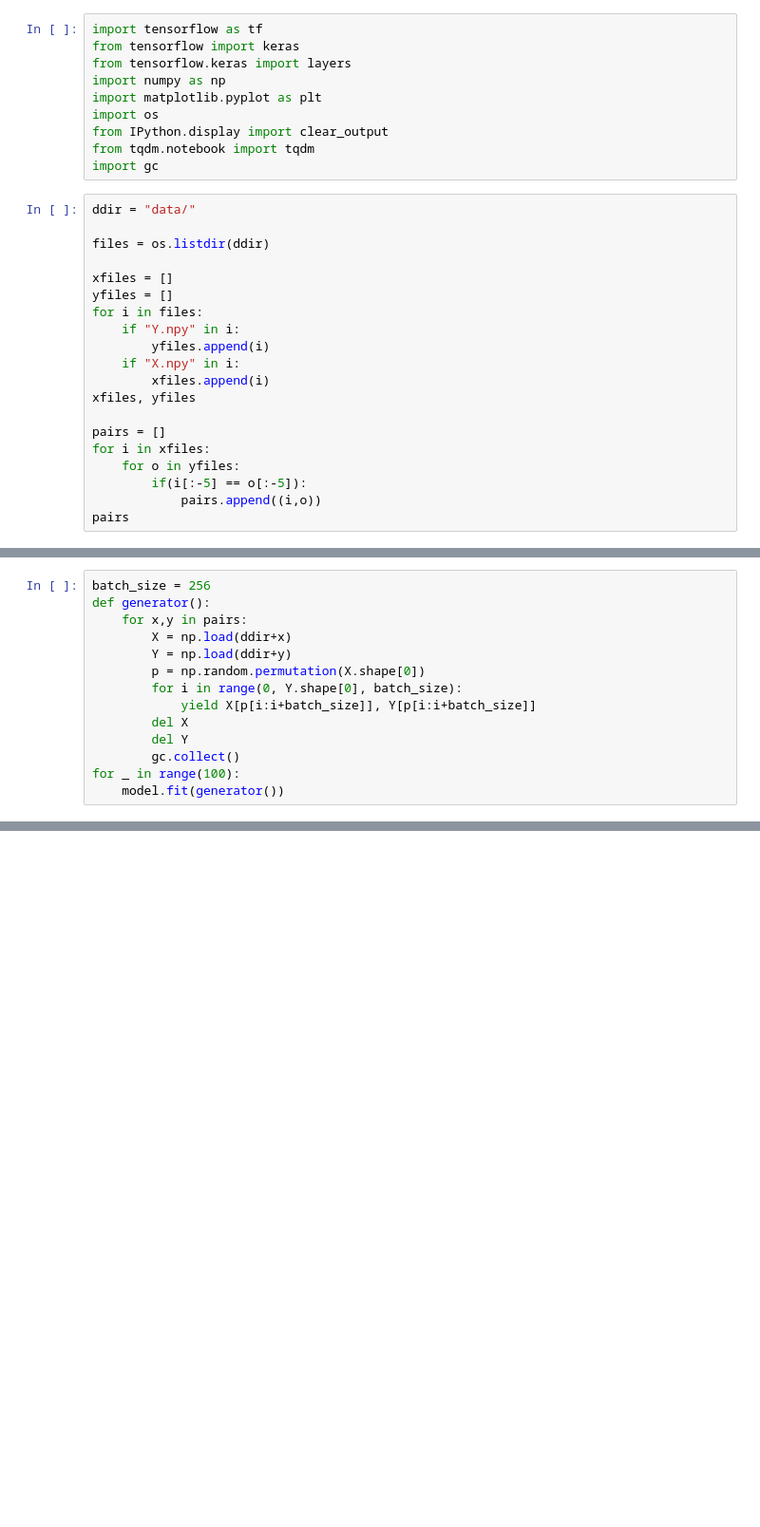
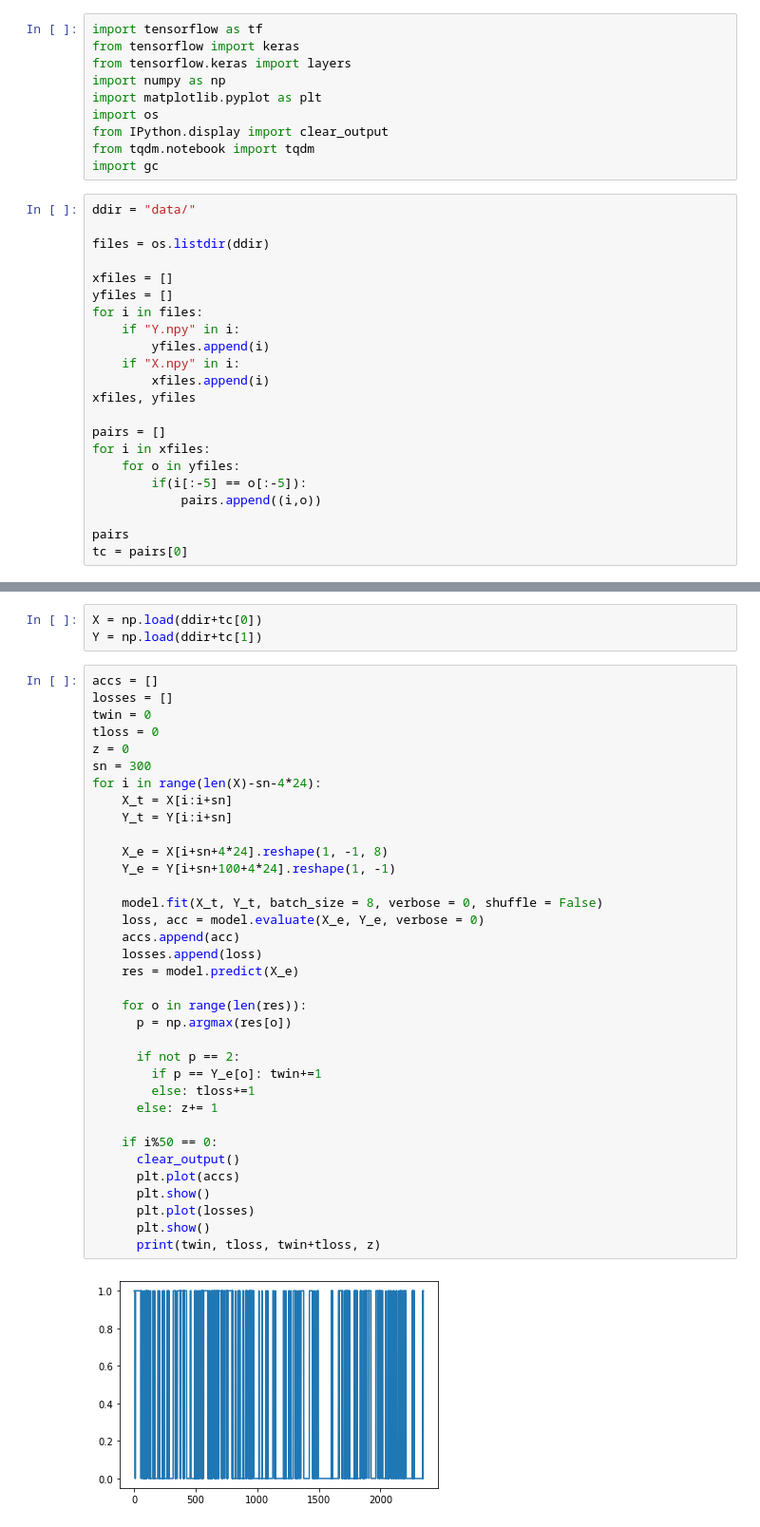
Before and after one commit to dercodeKoenig/colab-KI, a Jupyter notebook: xt_test.ipynb, the cells around one changed output, grey strips where cells are left out. Shown at 95% size. Saved outputs shown, nothing was run; the diff lists cells and outputs as text; blank space fills up the shorter version.

```diff
--- a/xt_test.ipynb
+++ b/xt_test.ipynb
@@ -72,4 +63,6 @@ for i in xfiles:
     for o in yfiles:
         if(i[:-5] == o[:-5]):
             pairs.append((i,o))
+
 pairs
+tc = pairs[0]
@@ -140,16 +117,2 @@ Trainable params: 3,329,217
 Non-trainable params: 0
 _________________________________________________________________
-# %%
-batch_size = 256
-def generator():
-    for x,y in pairs:
-        X = np.load(ddir+x)
-        Y = np.load(ddir+y)
-        p = np.random.permutation(X.shape[0])
-        for i in range(0, Y.shape[0], batch_size):
-            yield X[p[i:i+batch_size]], Y[p[i:i+batch_size]]
-        del X
-        del Y
-        gc.collect()
-for _ in range(100):
-    model.fit(generator())
@@ -157,0 +119,40 @@ for _ in range(100):
+# %%
+X = np.load(ddir+tc[0])
+Y = np.load(ddir+tc[1])
+# %%
+accs = []
+losses = []
+twin = 0
+tloss = 0
+z = 0
+sn = 300
+for i in range(len(X)-sn-4*24):
+    X_t = X[i:i+sn]
+    Y_t = Y[i:i+sn]
+
+    X_e = X[i+sn+4*24].reshape(1, -1, 8)
+    Y_e = Y[i+sn+100+4*24].reshape(1, -1)
+
+    model.fit(X_t, Y_t, batch_size = 8, verbose = 0, shuffle = False)
+    loss, acc = model.evaluate(X_e, Y_e, verbose = 0)
+    accs.append(acc)
+    losses.append(loss)
+    res = model.predict(X_e)
+
+    for o in range(len(res)):
+      p = np.argmax(res[o])
+
+      if not p == 2:
+        if p == Y_e[o]: twin+=1
+        else: tloss+=1
+      else: z+= 1
+
+    if i%50 == 0:
+      clear_output()
+      plt.plot(accs)
+      plt.show()
+      plt.plot(losses)
+      plt.show()
+      print(twin, tloss, twin+tloss, z)
+# %% [output]
+[figure, added]
```
Also changed, not shown: parts of 7 cells of this notebook.
